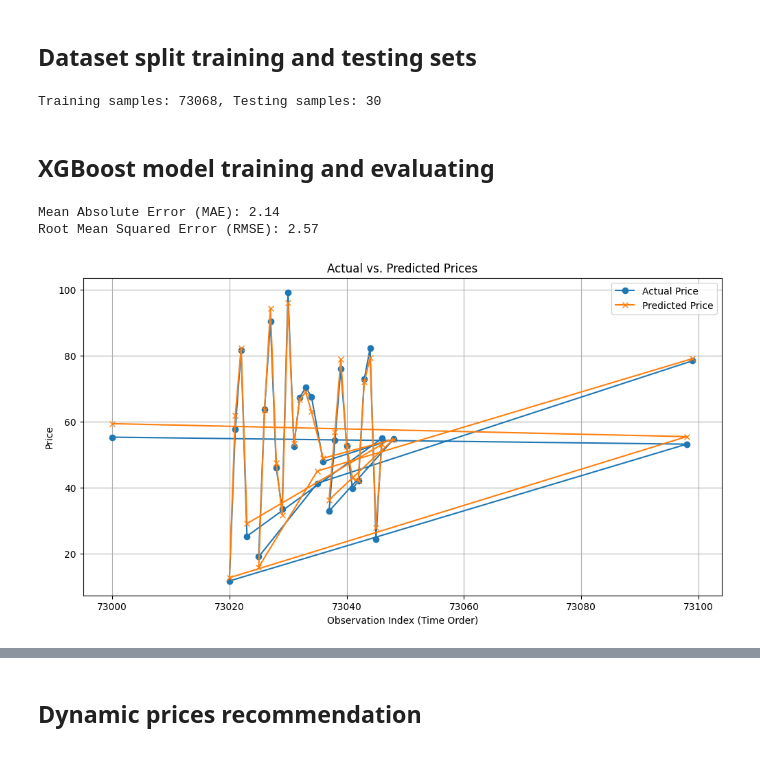
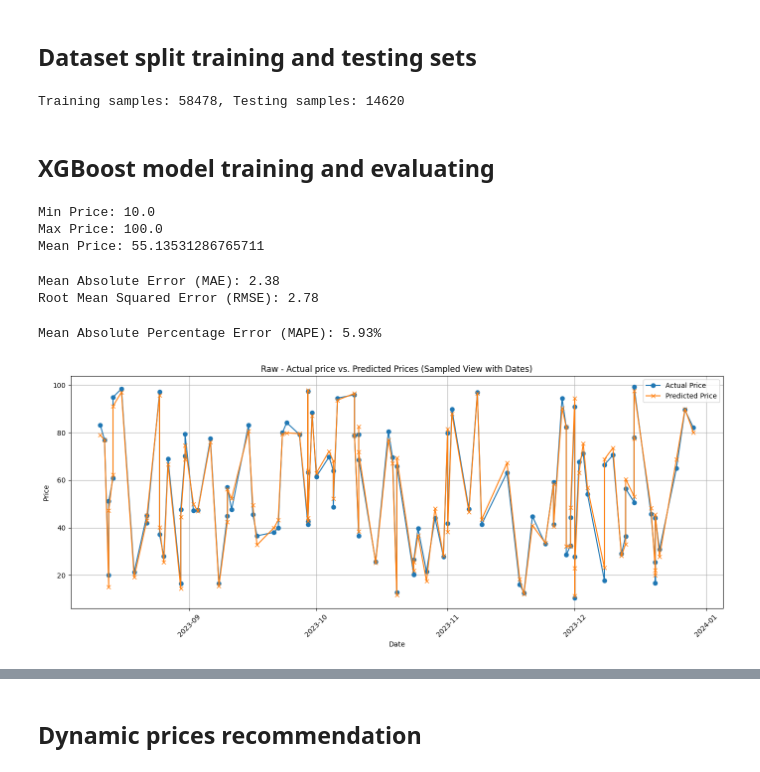
Before and after one commit to andrejpanev8/vnp-project, a Jupyter notebook: DynamicPrices.ipynb, the cells around one changed output, grey strips where cells are left out. Drawn from its saved outputs; the diff is of its cells as text; code cells hidden in the pictures.

```diff
--- a/DynamicPrices.ipynb
+++ b/DynamicPrices.ipynb
@@ -114,0 +162,2 @@ np.int64(0)
+# %%
+df['Date'] = pd.to_datetime(df['Date'])
@@ -223,13 +332,13 @@ df.dropna(inplace=True)
 y = df['Price']
 X = df.drop(columns=['Price', 'Date'])
 # %%
-split_index = -30
+split_index =  int(len(X)*0.8)
 X_train, X_test = X[:split_index], X[split_index:]
 y_train, y_test = y[:split_index], y[split_index:]
 
 print(f"Training samples: {len(X_train)}, Testing samples: {len(X_test)}")
 # %% [output]
-Training samples: 73068, Testing samples: 30
+Training samples: 58478, Testing samples: 14620
 # %% [markdown]
 ## XGBoost model training and evaluating
 # %%
@@ -239,23 +348,44 @@ from sklearn.metrics import mean_absolute_error, mean_squared_error
 model = XGBRegressor(n_estimators=100, learning_rate=0.1, max_depth=5, random_state=42)
 model.fit(X_train, y_train)
 y_pred = model.predict(X_test)
+# %%
+print("Min Price:", y.min())
+print("Max Price:", y.max())
+print("Mean Price:", y.mean())
+# %% [output]
+Min Price: 10.0
+Max Price: 100.0
+Mean Price: 55.13531286765711
 # %%
 mae = mean_absolute_error(y_test, y_pred)
 rmse = np.sqrt(mean_squared_error(y_test, y_pred))
 print(f"Mean Absolute Error (MAE): {mae:.2f}")
 print(f"Root Mean Squared Error (RMSE): {rmse:.2f}")
 # %% [output]
-Mean Absolute Error (MAE): 2.14
-Root Mean Squared Error (RMSE): 2.57
+Mean Absolute Error (MAE): 2.38
+Root Mean Squared Error (RMSE): 2.78
+# %%
+mape = np.mean(np.abs((y_test - y_pred) / y_test)) * 100
+print(f"Mean Absolute Percentage Error (MAPE): {mape:.2f}%")
+# %% [output]
+Mean Absolute Percentage Error (MAPE): 5.93%
 # %%
-plt.figure(figsize=(12, 6))
-plt.plot(y_test.index, y_test.values, label='Actual Price', marker='o')
-plt.plot(y_test.index, y_pred, label='Predicted Price', marker='x')
-plt.xlabel('Observation Index (Time Order)')
+sample_indices = np.random.choice(len(y_test), size=100, replace=False)
+sample_indices.sort()
+
+dates_test = df['Date'][split_index:]
+sample_dates = dates_test.iloc[sample_indices]
+
+plt.figure(figsize=(14, 6))
+plt.plot(sample_dates, y_test.iloc[sample_indices].values, label='Actual Price', marker='o')
+plt.plot(sample_dates, y_pred[sample_indices], label='Predicted Price', marker='x')
+plt.xlabel('Date')
 plt.ylabel('Price')
-plt.title('Actual vs. Predicted Prices')
+plt.title('Raw - Actual price vs. Predicted Prices (Sampled View with Dates)')
+plt.xticks(rotation=45)
 plt.legend()
+plt.tight_layout()
 plt.grid(True)
 plt.show()
 # %% [output]
-[figure, old version]
+[figure, new version]
```
Also changed, not shown: parts of 22 cells of this notebook.
